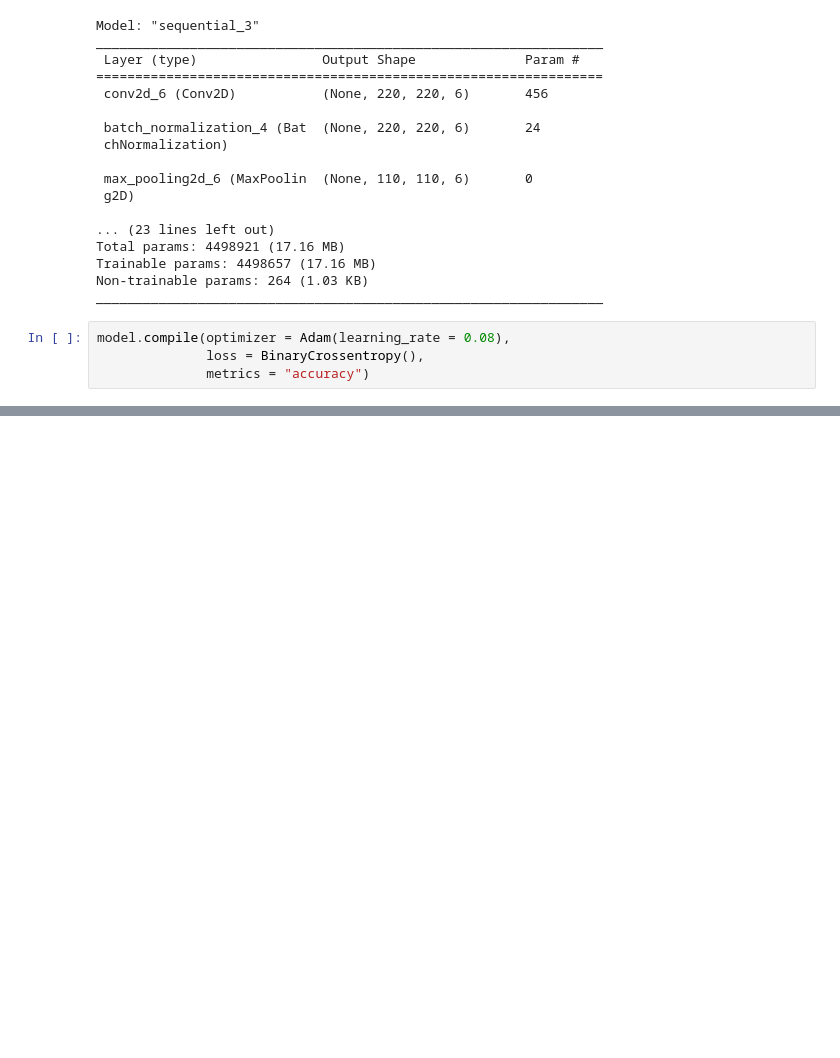
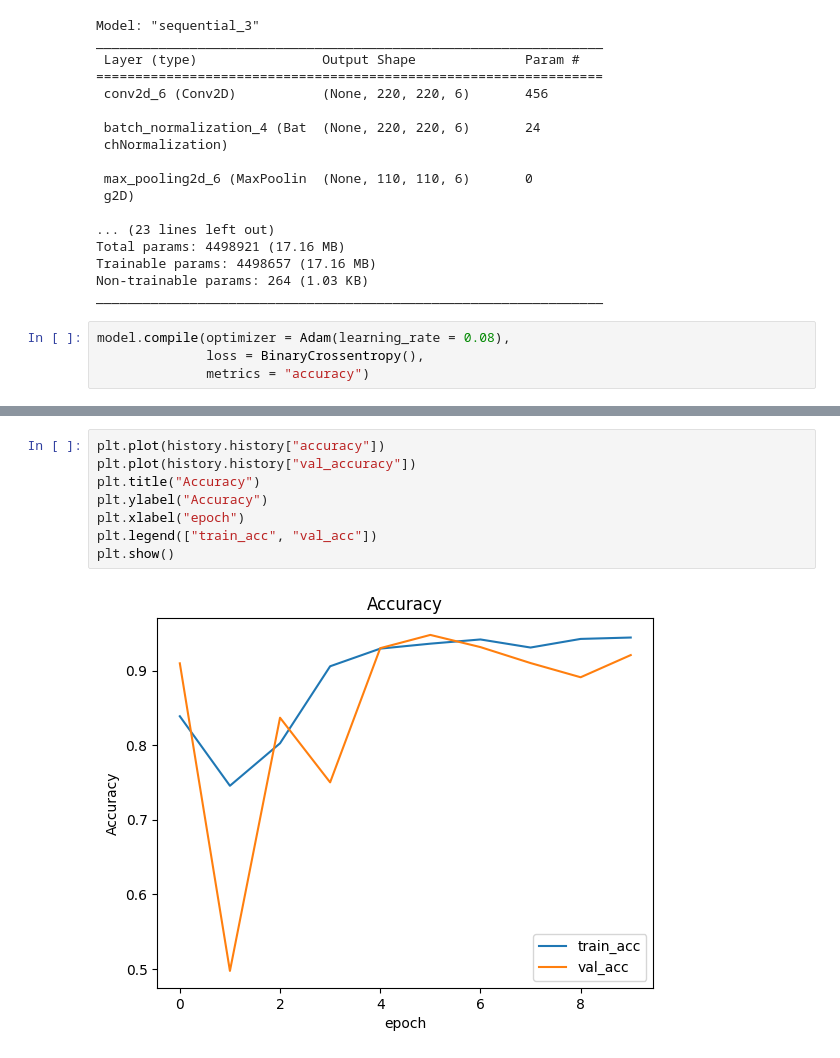
Before and after one commit to mirpouya/TensorFlow-Tutorial, a Jupyter notebook: Convolutional_Neural_Net_Malaria_Detection.ipynb, the cells around one changed output, grey strips where cells are left out. Saved outputs shown, nothing was run; the diff lists cells and outputs as text; blank space fills up the shorter version.

```diff
--- a/Convolutional_Neural_Net_Malaria_Detection.ipynb
+++ b/Convolutional_Neural_Net_Malaria_Detection.ipynb
@@ -150,0 +161,10 @@ Epoch 10/10
+# %%
+plt.plot(history.history["accuracy"])
+plt.plot(history.history["val_accuracy"])
+plt.title("Accuracy")
+plt.ylabel("Accuracy")
+plt.xlabel("epoch")
+plt.legend(["train_acc", "val_acc"])
+plt.show()
+# %% [output]
+[figure, added]
```
Also changed, not shown: parts of 1 cell of this notebook.
